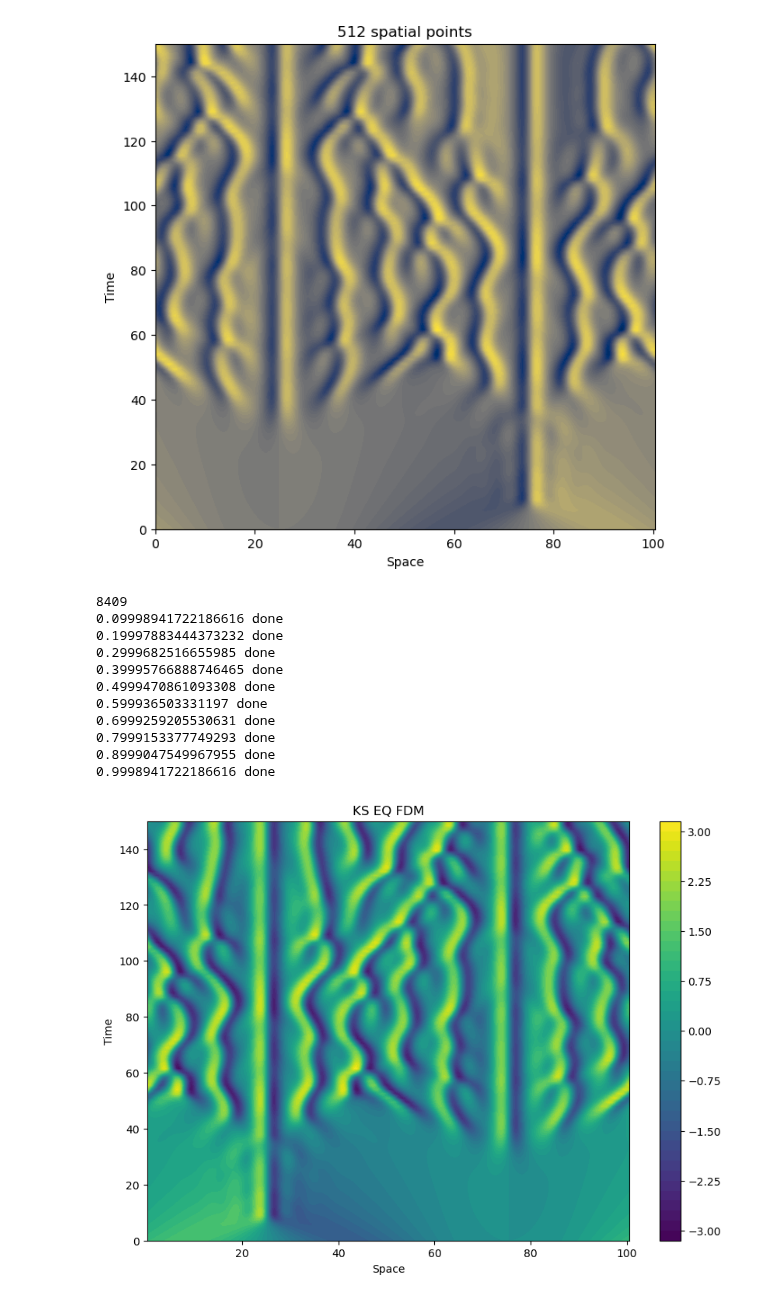
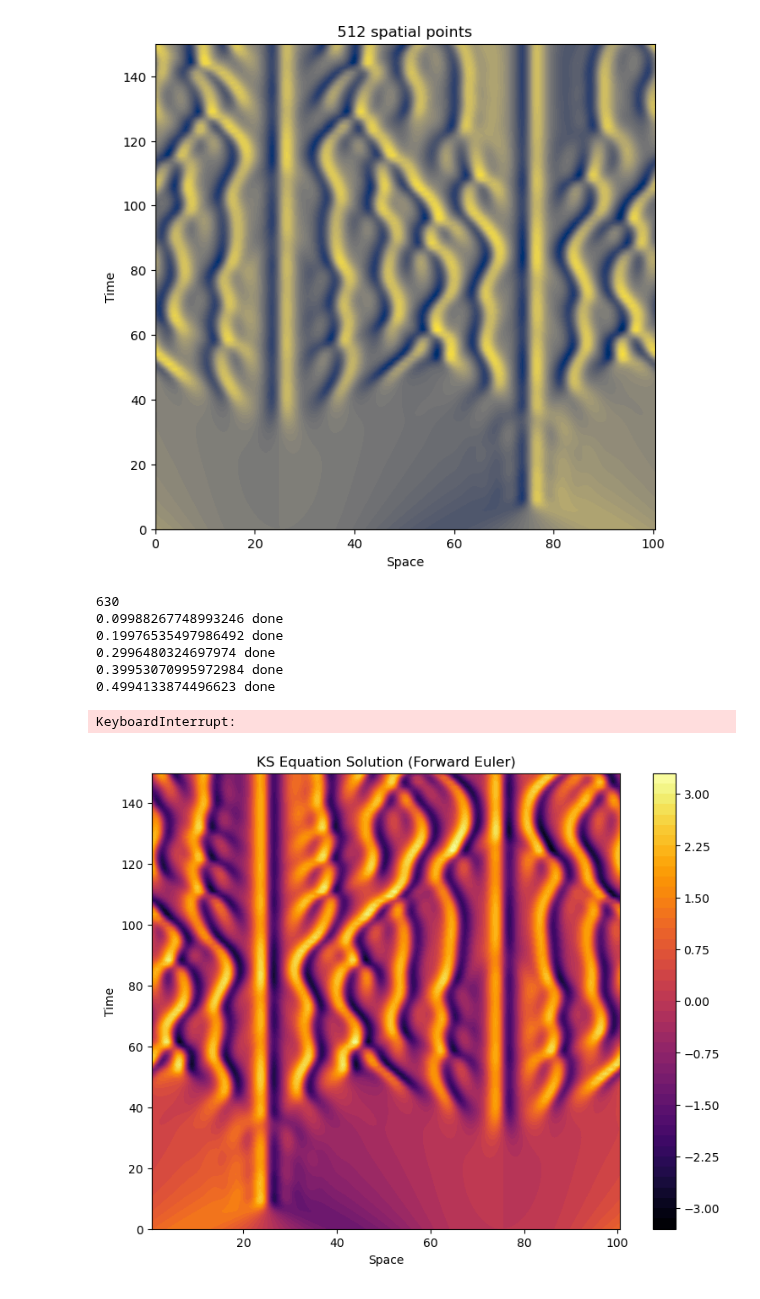
Before and after one commit to Gaffeyh/Research_Project, a Jupyter notebook: ETD_FDM/ETD_FDM.ipynb, the cells around one changed output. Drawn from its saved outputs; the diff is of its cells as text; code cells hidden in the pictures.

```diff
--- a/ETD_FDM/ETD_FDM.ipynb
+++ b/ETD_FDM/ETD_FDM.ipynb
@@ -113,3 +200,3 @@ def ETDFDM_AC(N,h = 1/4):
 # %%
-x,tt,uu,time_elapsed = ETDFDM_AC(64,1/16)
+x,tt,uu,time_elapsed = ETDFDM_AC(2**9,1/4)
 # %% [output]
@@ -258,7 +345,7 @@ def ETDFDM_KS(N,h = 1/4):
 
     tmax = 150
     nmax = round(tmax / h)
-    nplt = int(np.floor((tmax / 100) / h))
+    nplt = max(1,int(np.floor((tmax / 100) / h)))
 
     for n in range(1, nmax + 1):
         #print("n = ", n)
@@ -298,7 +385,7 @@ def ETDFDM_KS(N,h = 1/4):
 # %%
 
 
-x,tt,uu,time_elapsed = ETDFDM_KS(256,1/16)
+x,tt,uu,time_elapsed = ETDFDM_KS(2**8,1/4)
 # %% [output]
 Linear operator constructed. Computing ETD-RK4 coefficients...
 Computing ETD-RK4 coefficients...
@@ -451,28 +542,29 @@ def Finite_KS(N,mu):
                 print(i/(nmax), "done")
 
     return [x, tt, uu]
+# %%
+x,tt,uu = Finite_KS(2**8, 0.1)
+# %% [output]
+630
+0.09988267748993246 done
+0.19976535497986492 done
+0.2996480324697974 done
+0.39953070995972984 done
+0.4994133874496623 done
+KeyboardInterrupt:
 # %%
-x,tt,uu = Finite_KS(2**9, 0.1)
+
 
 ##plotting the results
 fig, ax = plt.subplots(figsize=(10, 7))
 X, T = np.meshgrid(x, tt, indexing='ij')
-contour = ax.contourf(X,T, uu[:,:], cmap=cm.viridis, levels=50)
+contour = ax.contourf(X,T, uu[:,:], cmap=cm.inferno, levels=50)
+
+ax.set_aspect(0.65)
 plt.colorbar(contour)
 ax.set_xlabel('Space')
 ax.set_ylabel('Time')
-ax.set_title('KS EQ FDM')
+ax.set_title('KS Equation Solution (Forward Euler)')
 plt.show()
 # %% [output]
-8409
-0.09998941722186616 done
-0.19997883444373232 done
-0.2999682516655985 done
-0.39995766888746465 done
-0.4999470861093308 done
-0.599936503331197 done
-0.6999259205530631 done
-0.7999153377749293 done
-0.8999047549967955 done
-0.9998941722186616 done
-[figure, old version]
+[figure, new version]
```
Also changed, not shown: parts of 8 cells of this notebook, 7 other files.
